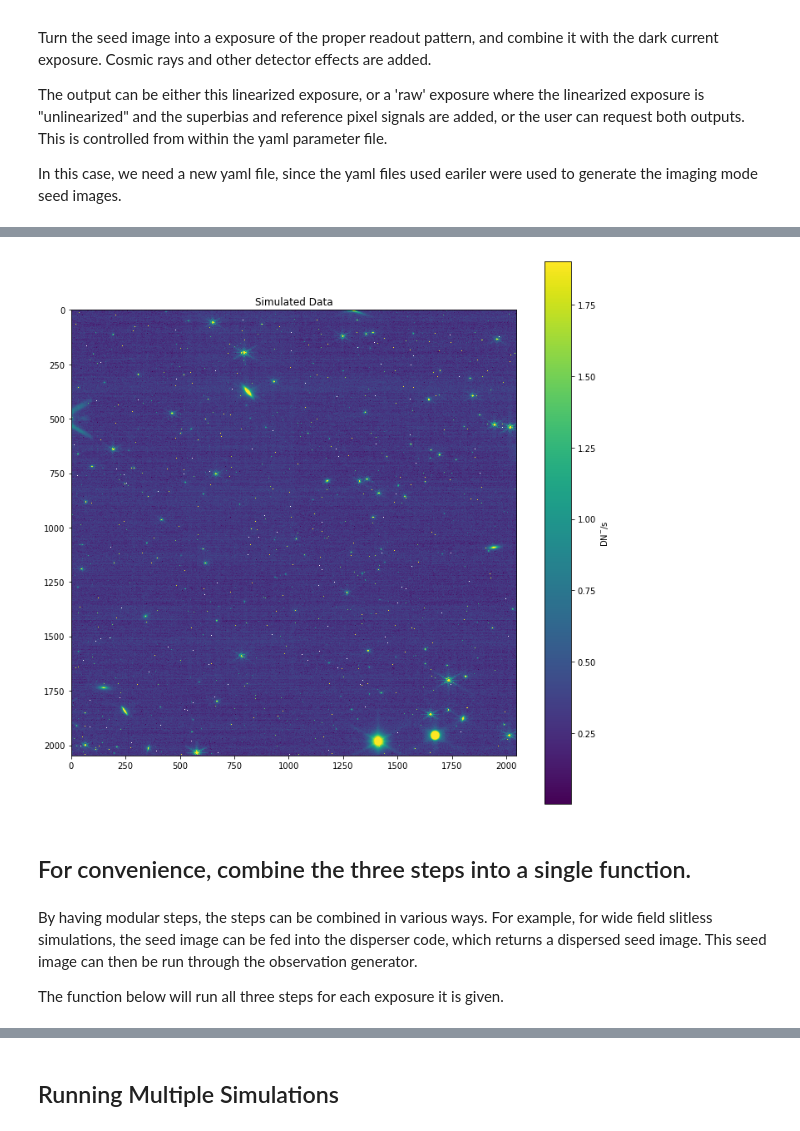
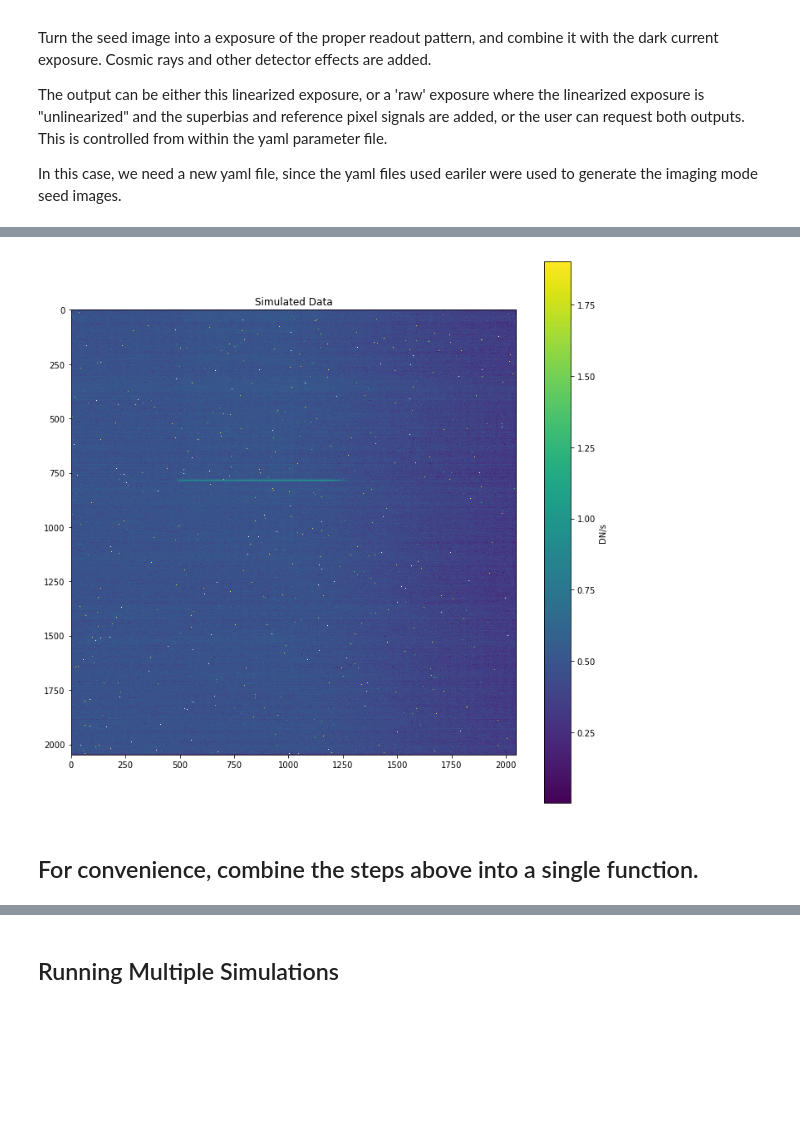
Before and after one commit to spacetelescope/mirage, a Jupyter notebook: nircam_simulator/examples/WFSS_simulator_use_examples.ipynb, the cells around one changed output, grey strips where cells are left out. Drawn from its saved outputs; the diff is of its cells as text; code cells hidden in the pictures; blank space fills up the shorter version.

```diff
--- a/nircam_simulator/examples/WFSS_simulator_use_examples.ipynb
+++ b/nircam_simulator/examples/WFSS_simulator_use_examples.ipynb
@@ -213,5 +260,6 @@ Again, we will look at the last group minus the first group
 # %%
 linfile = '/ifs/jwst/wit/nircam/hilbert/python_repos/nircam_simulator/nircam_simulator/examples/V42424024002P000000000112o_B5_F250M_linear.fits'
+linfile = 'V42424024002P000000000112o_B5_F250M_seed_linear_dispersed_GRISMR_crossing_F444W_linear.fits'
 with fits.open(linfile) as h:
     lindata = h[1].data
     header = h[0].header
@@ -224,18 +272,14 @@ show(diffdata,'Simulated Data',min=0,max=20)
 # %%
 # Show on a log scale, to bring out the presence of the dark current
 # Noise in the CDS image makes for a lot of pixels with values < 0,
 # which makes this kind of an ugly image. Add an offset so that
 # everything is positive and the noise is visible
 offset = 2.
 plt.figure(figsize=(12,12))
 plt.imshow(np.log10(diffdata+offset),clim=(0.001,np.log10(80)))
 plt.title('Simulated Data')
-plt.colorbar().set_label('DN$^{-}$/s')
+plt.colorbar().set_label('DN/s')
 # %% [output]
-[figure, old version]
+[figure, new version]
 # %% [markdown]
-## For convenience, combine the three steps into a single function.
+## For convenience, combine the steps above into a single function.
-# %% [markdown]
-By having modular steps, the steps can be combined in various ways. For example, for wide field slitless simulations, the seed image can be fed into the disperser code, which returns a dispersed seed image. This seed image can then be run through the observation generator.
-
-The function below will run all three steps for each exposure it is given.
```
Also changed, not shown: parts of 31 cells of this notebook, 9 other files.
